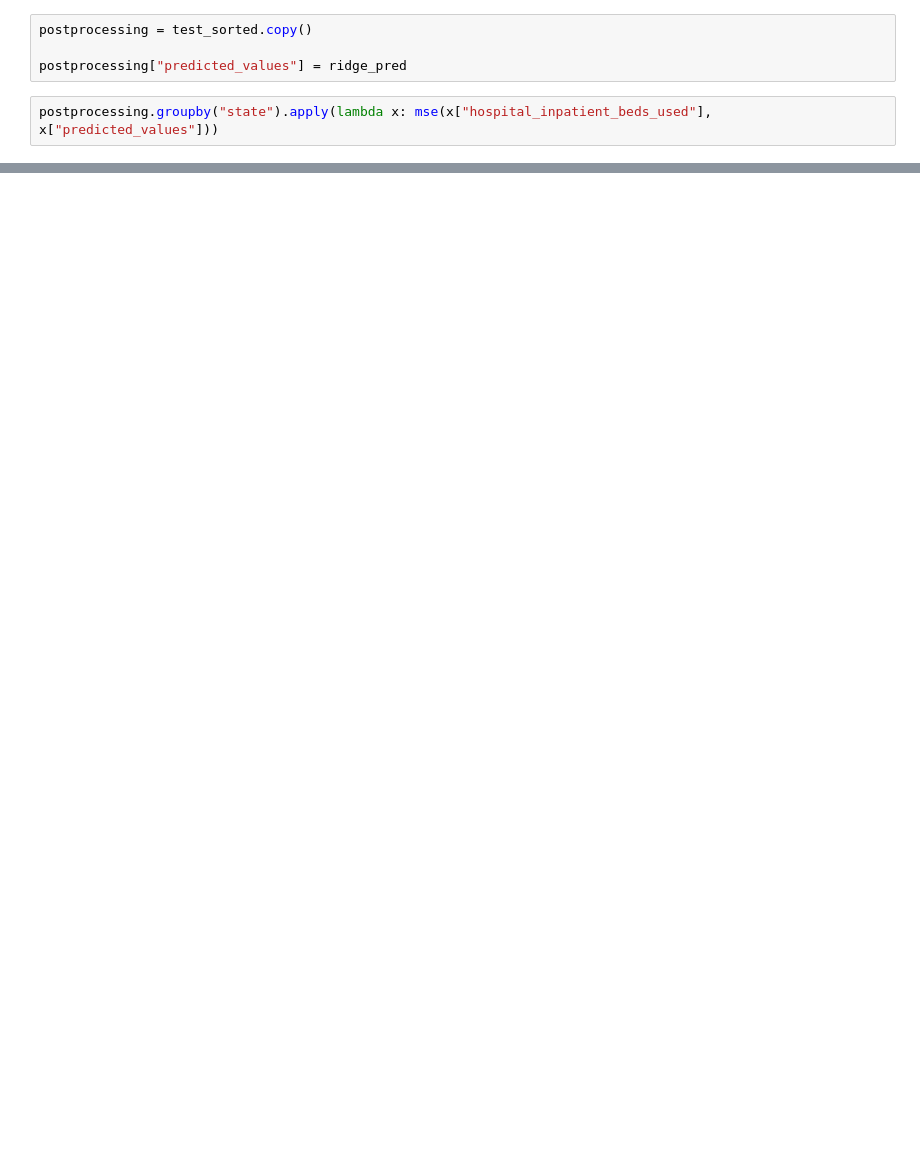
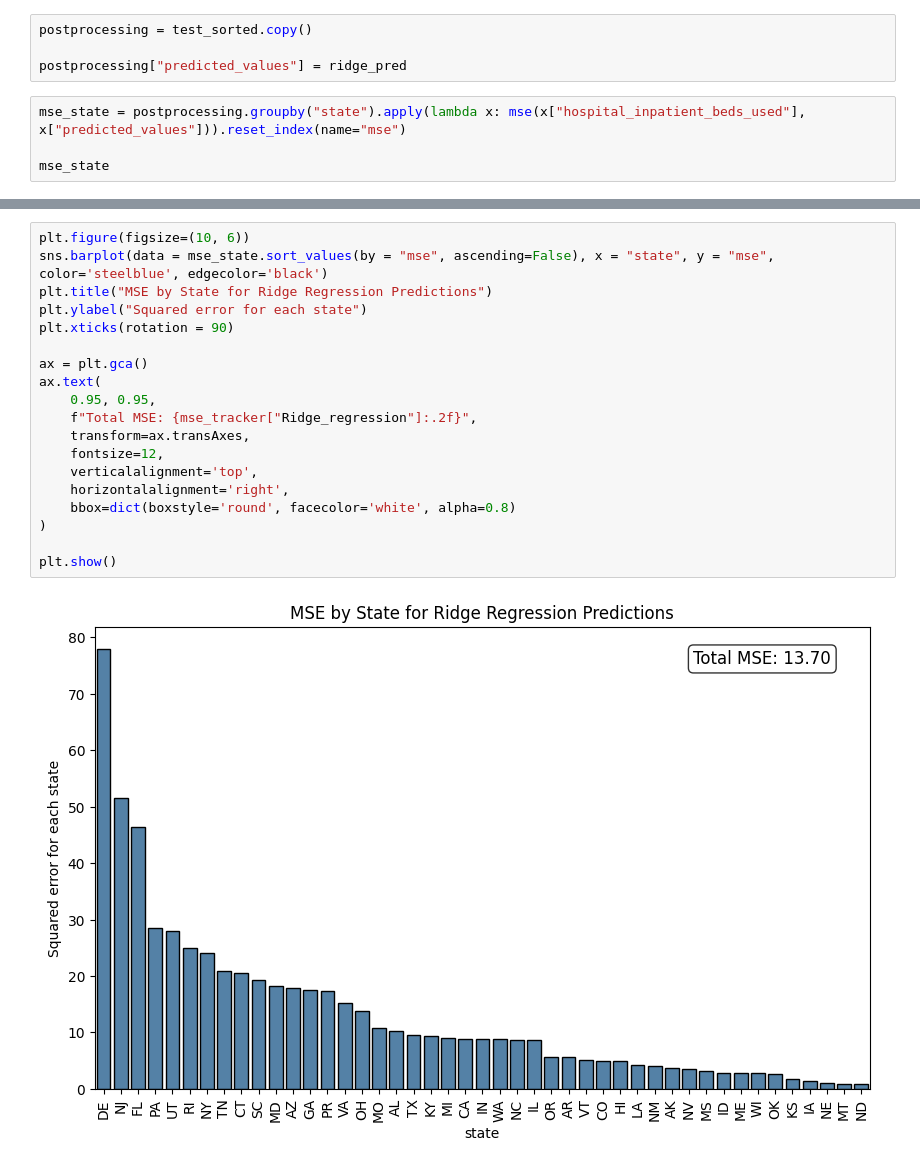
Before and after one commit to dsagher/CSE_881_Final_Project, a Jupyter notebook: combined_notebook.ipynb, the cells around one changed output, grey strips where cells are left out. Cells and saved outputs as stored; diff of their text form; blank space fills up the shorter version.

Commit message:
finalized postprocessing

```diff
--- a/combined_notebook.ipynb
+++ b/combined_notebook.ipynb
@@ -764,5 +779,7 @@ postprocessing = test_sorted.copy()
 
 postprocessing["predicted_values"] = ridge_pred
 # %%
-postprocessing.groupby("state").apply(lambda x: mse(x["hospital_inpatient_beds_used"], x["predicted_values"]))
+mse_state = postprocessing.groupby("state").apply(lambda x: mse(x["hospital_inpatient_beds_used"], x["predicted_values"])).reset_index(name="mse")
+
+mse_state
 # %% [output]
@@ -982,0 +803,21 @@ mitigation_watchlist[
+# %%
+plt.figure(figsize=(10, 6))
+sns.barplot(data = mse_state.sort_values(by = "mse", ascending=False), x = "state", y = "mse", color='steelblue', edgecolor='black')
+plt.title("MSE by State for Ridge Regression Predictions")
+plt.ylabel("Squared error for each state")
+plt.xticks(rotation = 90)
+
+ax = plt.gca()
+ax.text(
+    0.95, 0.95,
+    f"Total MSE: {mse_tracker["Ridge_regression"]:.2f}",
+    transform=ax.transAxes,
+    fontsize=12,
+    verticalalignment='top',
+    horizontalalignment='right',
+    bbox=dict(boxstyle='round', facecolor='white', alpha=0.8)
+)
+
+plt.show()
+# %% [output]
+[figure, added]
```
Also changed, not shown: parts of 16 cells of this notebook.
